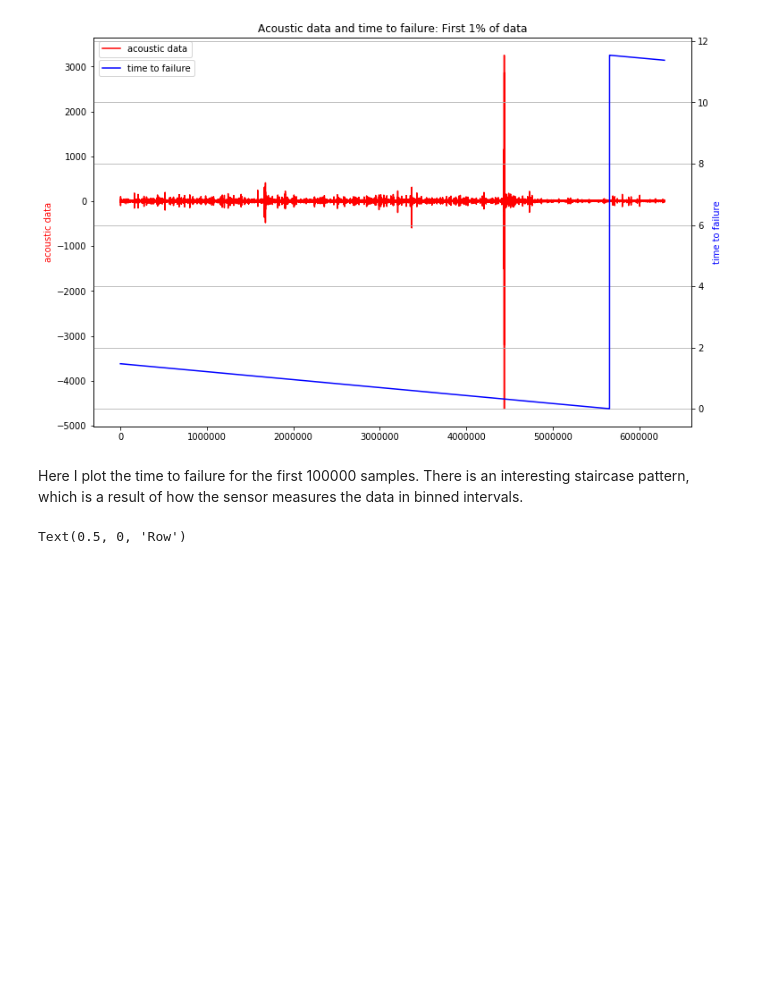
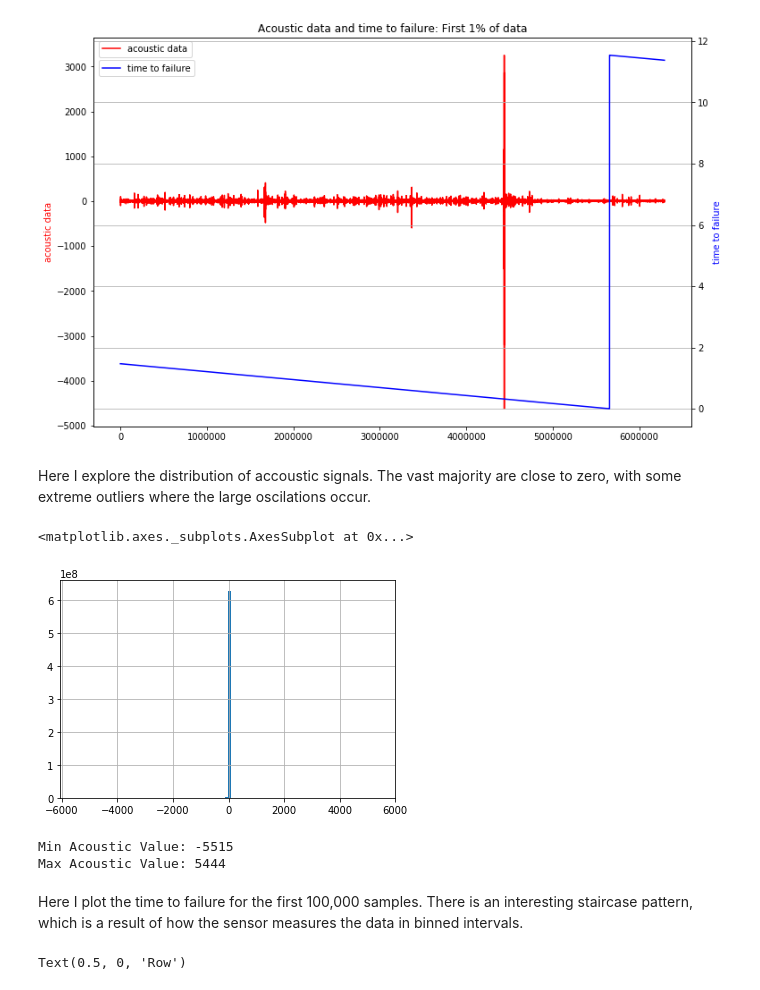
Before and after one commit to DavidBraslow/dsc-5-capstone-project-online-ds-sp-000, a Jupyter notebook: student.ipynb, the cells around one changed output. Drawn from its saved outputs; the diff is of its cells as text; code cells hidden in the pictures; blank space fills up the shorter version.

```diff
--- a/student.ipynb
+++ b/student.ipynb
@@ -737,8 +737,21 @@ del train_ad_sample_df
 del train_ttf_sample_df
 # %% [output]
 [figure]
+# %% [markdown]
+Here I explore the distribution of accoustic signals. The vast majority are close to zero, with some extreme outliers where the large oscilations occur.
+# %%
+train_df['acoustic_data'].hist(bins = 100)
+# %% [output]
+<matplotlib.axes._subplots.AxesSubplot at 0x...>
+[figure, added]
+# %%
+print('Min Acoustic Value: {}'.format(train_df['acoustic_data'].min()))
+print('Max Acoustic Value: {}'.format(train_df['acoustic_data'].max()))
+# %% [output]
+Min Acoustic Value: -5515
+Max Acoustic Value: 5444
 # %% [markdown]
-Here I plot the time to failure for the first 100000 samples. There is an interesting staircase pattern, which is a result of how the sensor measures the data in binned intervals.
+Here I plot the time to failure for the first 100,000 samples. There is an interesting staircase pattern, which is a result of how the sensor measures the data in binned intervals.
 # %%
 train_ttf_sample_df = train_df['time_to_failure'].values[:100000]
 plt.title('Time to Failure')
```
Also changed, not shown: parts of 18 cells of this notebook, 3 other files.
